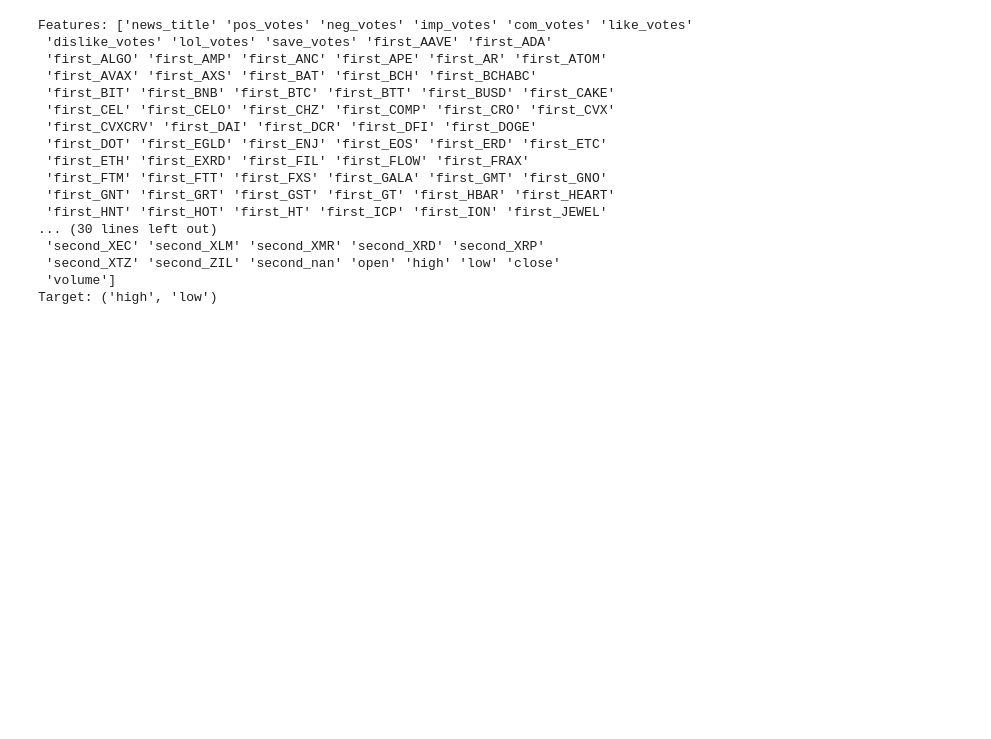
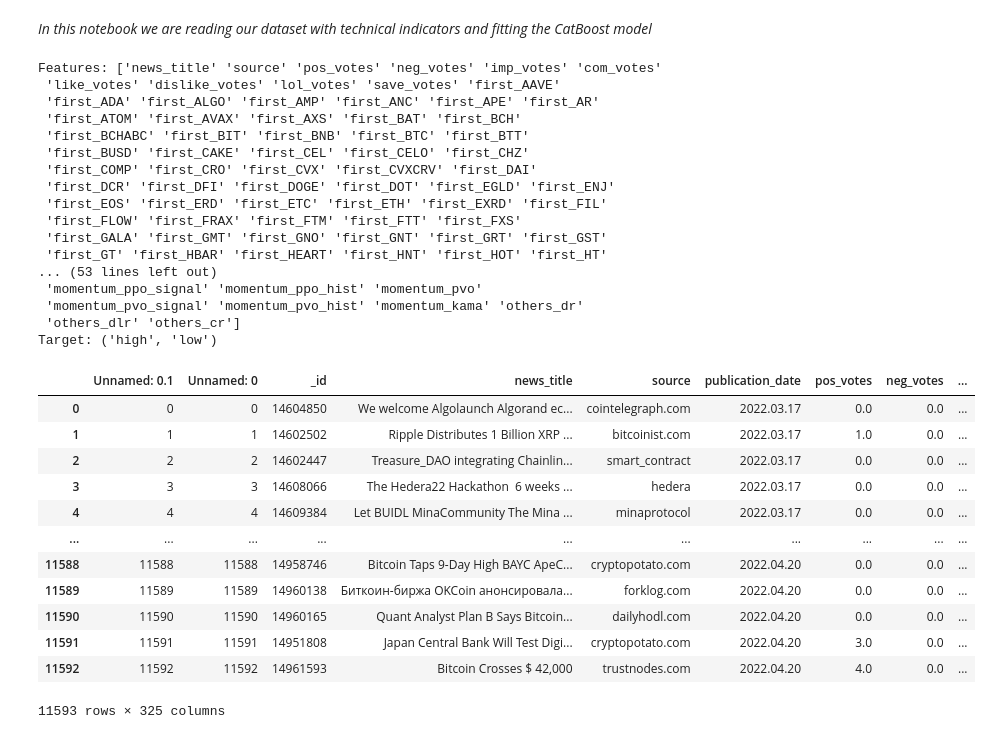
Before and after one commit to woozlic/crypto-predictor, a Jupyter notebook: models.ipynb, the cells around one changed output. Cells and saved outputs as stored; diff of their text form; code cells hidden in the pictures; blank space fills up the shorter version.

Commit message:
add Technical Indicators to a dataset, add requirements.txt, add ML model

```diff
--- a/models.ipynb
+++ b/models.ipynb
@@ -1,3 +1,5 @@
+# %% [markdown]
+*In this notebook we are reading our dataset with technical indicators and fitting the CatBoost model*
 # %%
 import numpy as np
 import pandas as pd
@@ -6,31 +8,47 @@ from catboost import CatBoostClassifier, Pool, CatBoostRegressor
 from sklearn.model_selection import train_test_split
 # %%
 # initialize data
-cryptoset = pd.read_csv('data/cryptoset.csv', delimiter=';', on_bad_lines='skip')
-categorical_names = ('news_title',)
-features_names = cryptoset.columns.values[5:]
+cryptoset = pd.read_csv('data/cryptoset_with_indicators.csv', delimiter=';', on_bad_lines='skip')
+categorical_names = ('news_title', 'source')
+features_names = cryptoset.columns.values[6:]
 features_names = np.append(categorical_names, features_names)
 target_names = ('high', 'low')
 print('Features:', features_names)
 print('Target:', target_names)
 # %% [output]
-Features: ['news_title' 'pos_votes' 'neg_votes' 'imp_votes' 'com_votes' 'like_votes'
- 'dislike_votes' 'lol_votes' 'save_votes' 'first_AAVE' 'first_ADA'
- 'first_ALGO' 'first_AMP' 'first_ANC' 'first_APE' 'first_AR' 'first_ATOM'
- 'first_AVAX' 'first_AXS' 'first_BAT' 'first_BCH' 'first_BCHABC'
- 'first_BIT' 'first_BNB' 'first_BTC' 'first_BTT' 'first_BUSD' 'first_CAKE'
- 'first_CEL' 'first_CELO' 'first_CHZ' 'first_COMP' 'first_CRO' 'first_CVX'
- 'first_CVXCRV' 'first_DAI' 'first_DCR' 'first_DFI' 'first_DOGE'
- 'first_DOT' 'first_EGLD' 'first_ENJ' 'first_EOS' 'first_ERD' 'first_ETC'
- 'first_ETH' 'first_EXRD' 'first_FIL' 'first_FLOW' 'first_FRAX'
- 'first_FTM' 'first_FTT' 'first_FXS' 'first_GALA' 'first_GMT' 'first_GNO'
- 'first_GNT' 'first_GRT' 'first_GST' 'first_GT' 'first_HBAR' 'first_HEART'
- 'first_HNT' 'first_HOT' 'first_HT' 'first_ICP' 'first_ION' 'first_JEWEL'
-... (30 lines left out)
- 'second_XEC' 'second_XLM' 'second_XMR' 'second_XRD' 'second_XRP'
- 'second_XTZ' 'second_ZIL' 'second_nan' 'open' 'high' 'low' 'close'
- 'volume']
+Features: ['news_title' 'source' 'pos_votes' 'neg_votes' 'imp_votes' 'com_votes'
+ 'like_votes' 'dislike_votes' 'lol_votes' 'save_votes' 'first_AAVE'
+ 'first_ADA' 'first_ALGO' 'first_AMP' 'first_ANC' 'first_APE' 'first_AR'
+ 'first_ATOM' 'first_AVAX' 'first_AXS' 'first_BAT' 'first_BCH'
+ 'first_BCHABC' 'first_BIT' 'first_BNB' 'first_BTC' 'first_BTT'
+ 'first_BUSD' 'first_CAKE' 'first_CEL' 'first_CELO' 'first_CHZ'
+ 'first_COMP' 'first_CRO' 'first_CVX' 'first_CVXCRV' 'first_DAI'
+ 'first_DCR' 'first_DFI' 'first_DOGE' 'first_DOT' 'first_EGLD' 'first_ENJ'
+ 'first_EOS' 'first_ERD' 'first_ETC' 'first_ETH' 'first_EXRD' 'first_FIL'
+ 'first_FLOW' 'first_FRAX' 'first_FTM' 'first_FTT' 'first_FXS'
+ 'first_GALA' 'first_GMT' 'first_GNO' 'first_GNT' 'first_GRT' 'first_GST'
+ 'first_GT' 'first_HBAR' 'first_HEART' 'first_HNT' 'first_HOT' 'first_HT'
+... (53 lines left out)
+ 'momentum_ppo_signal' 'momentum_ppo_hist' 'momentum_pvo'
+ 'momentum_pvo_signal' 'momentum_pvo_hist' 'momentum_kama' 'others_dr'
+ 'others_dlr' 'others_cr']
 Target: ('high', 'low')
+# %%
+cryptoset
+# %% [output]
+|  | Unnamed: 0.1 | Unnamed: 0 | _id | news_title | source | publication_date | pos_votes | neg_votes | ... |
+| 0 | 0 | 0 | 14604850 | We welcome Algolaunch Algorand ec... | cointelegraph.com | 2022.03.17 | 0.0 | 0.0 | ... |
+| 1 | 1 | 1 | 14602502 | Ripple Distributes 1 Billion XRP ... | bitcoinist.com | 2022.03.17 | 1.0 | 0.0 | ... |
+| 2 | 2 | 2 | 14602447 | Treasure_DAO integrating Chainlin... | smart_contract | 2022.03.17 | 0.0 | 0.0 | ... |
+| 3 | 3 | 3 | 14608066 | The Hedera22 Hackathon ️ 6 weeks ... | hedera | 2022.03.17 | 0.0 | 0.0 | ... |
+| 4 | 4 | 4 | 14609384 | Let BUIDL MinaCommunity The Mina ... | minaprotocol | 2022.03.17 | 0.0 | 0.0 | ... |
+| ... | ... | ... | ... | ... | ... | ... | ... | ... | ... |
+| 11588 | 11588 | 11588 | 14958746 | Bitcoin Taps 9-Day High BAYC ApeC... | cryptopotato.com | 2022.04.20 | 0.0 | 0.0 | ... |
+| 11589 | 11589 | 11589 | 14960138 | Биткоин-биржа OKCoin анонсировала... | forklog.com | 2022.04.20 | 0.0 | 0.0 | ... |
+| 11590 | 11590 | 11590 | 14960165 | Quant Analyst Plan B Says Bitcoin... | dailyhodl.com | 2022.04.20 | 0.0 | 0.0 | ... |
+| 11591 | 11591 | 11591 | 14951808 | Japan Central Bank Will Test Digi... | cryptopotato.com | 2022.04.20 | 3.0 | 0.0 | ... |
+| 11592 | 11592 | 11592 | 14961593 | Bitcoin Crosses $ 42,000 | trustnodes.com | 2022.04.20 | 4.0 | 0.0 | ... |
+11593 rows × 325 columns
 # %%
 X = cryptoset[features_names]
 y1, y2 = cryptoset['low'], cryptoset['high']
```
Also changed, not shown: parts of 2 cells of this notebook, 8 other files.
